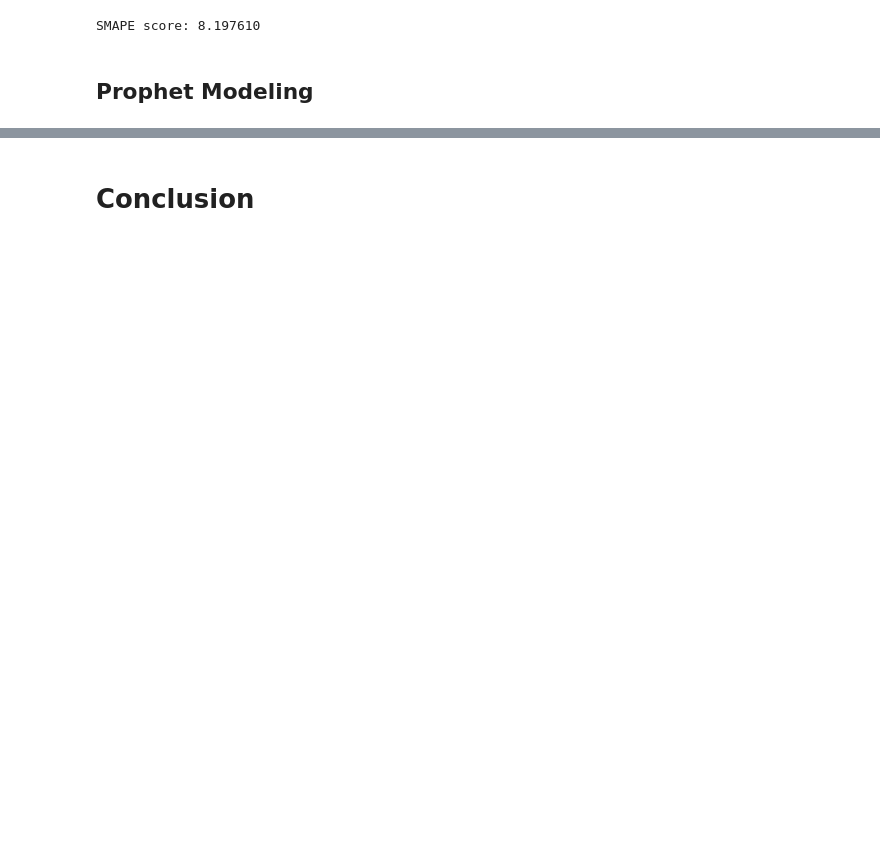
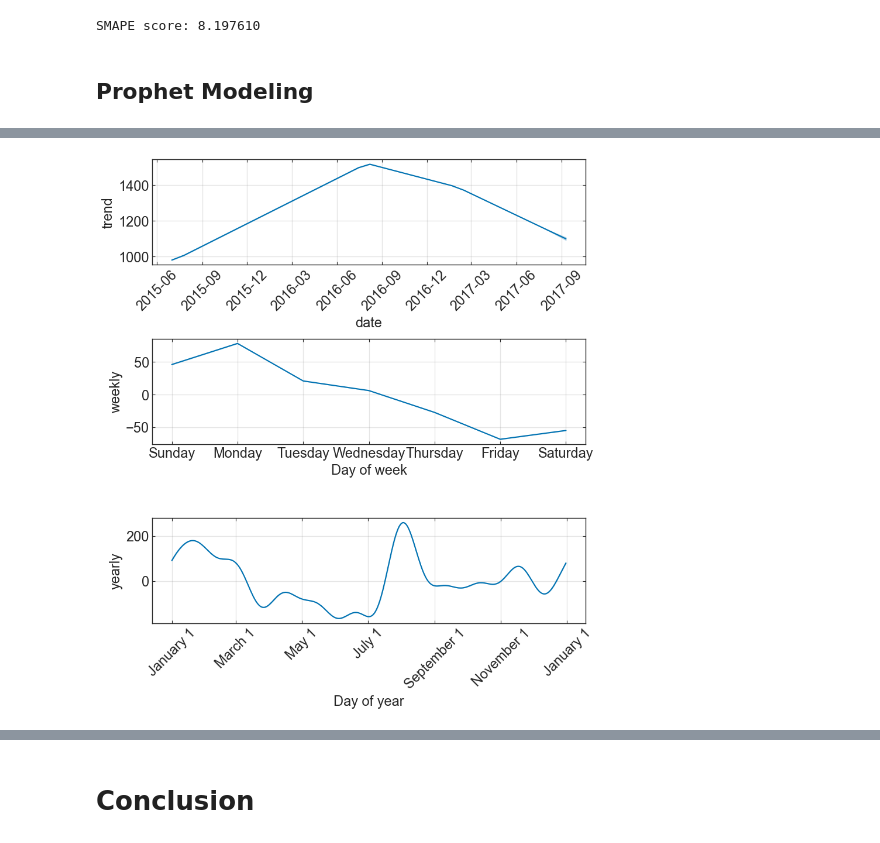
Before and after one commit to astrodoo/Springboard, a Jupyter notebook: Capstone_WebTraffic/notebook/WebTraffic_Preprocess_Model.ipynb, the cells around one changed output, grey strips where cells are left out. Cells and saved outputs as stored; diff of their text form; code cells hidden in the pictures; blank space fills up the shorter version.

```diff
--- a/Capstone_WebTraffic/notebook/WebTraffic_Preprocess_Model.ipynb
+++ b/Capstone_WebTraffic/notebook/WebTraffic_Preprocess_Model.ipynb
@@ -730,0 +839,9 @@ SMAPE score: 8.197610
+# %%
+fig = model_pro.plot_components(prophet_forecast)
+axes = fig.get_axes()
+axes[0].tick_params(axis='x', rotation=45)
+axes[0].set_xlabel('date')
+axes[2].tick_params(axis='x', rotation=45)
+fig.subplots_adjust(hspace=0.7);
+# %% [output]
+[figure, added]
```
Also changed, not shown: parts of 49 cells of this notebook.
